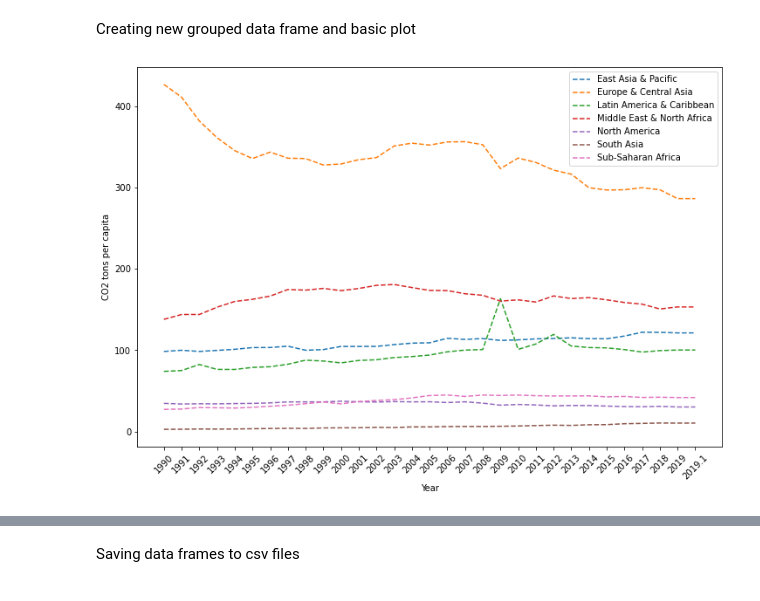
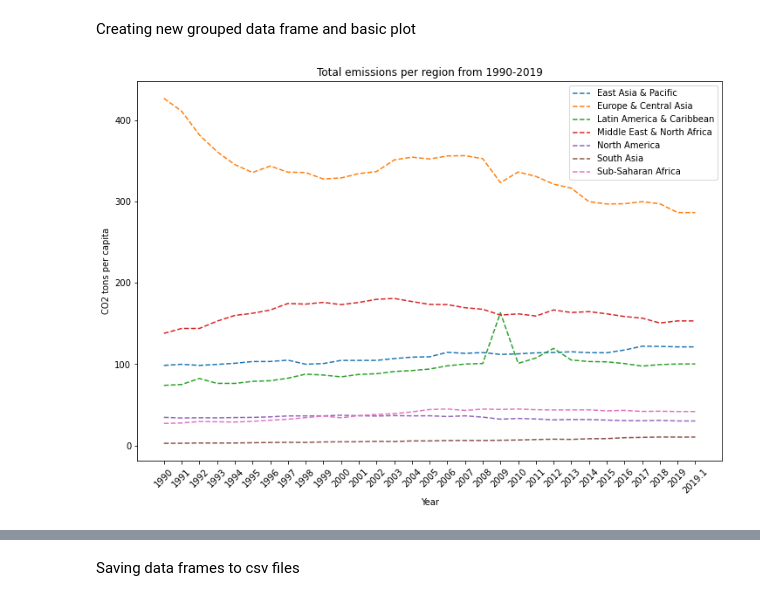
Before and after one commit to pablo-git8/Springboard-DS-Career-Track, a Jupyter notebook: Unit20-3_Craft_Story/Dataset_Storytelling.ipynb, the cells around one changed output, grey strips where cells are left out. Drawn from its saved outputs; the diff is of its cells as text; code cells hidden in the pictures.

Commit message:
Adding plot names x2

```diff
--- a/Unit20-3_Craft_Story/Dataset_Storytelling.ipynb
+++ b/Unit20-3_Craft_Story/Dataset_Storytelling.ipynb
@@ -84,13 +84,14 @@ legends = new_dataset.index
 # %%
 plt.figure(figsize=(12,8))
 plt.plot(new_dataset.T, '--', label=legends)
 plt.xlabel('Year')
 plt.ylabel('CO2 tons per capita')
 plt.xticks(rotation=45)
 plt.legend()
+plt.title('Total emissions per region from 1990-2019')
 plt.show()
 # %% [output]
-[figure, old version]
+[figure, new version]
 # %%
 new_dataset.reset_index(inplace=True)
 df = new_dataset.rename(columns = {'index':'Region'})
```
Also changed, not shown: parts of 2 cells of this notebook.
